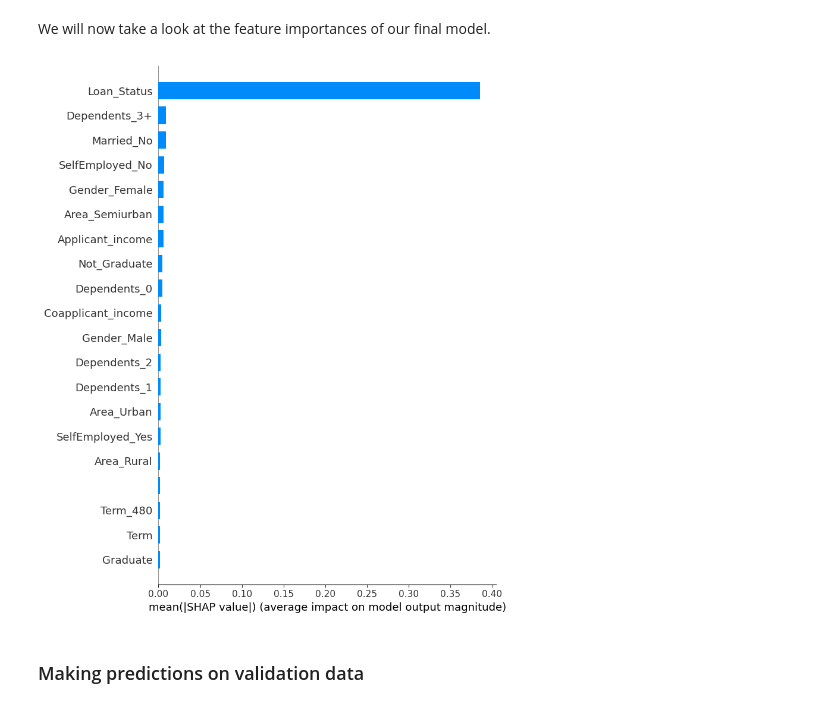
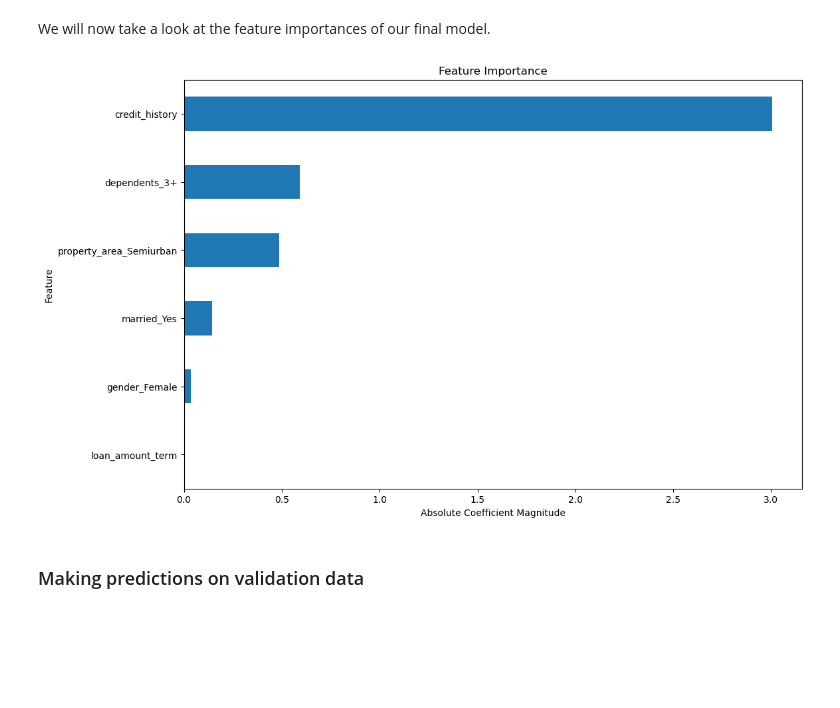
Before and after one commit to MichaelPautz28/Machine-Learning-382-IT-Course, a Jupyter notebook: modeling.ipynb, the cells around one changed output. Cells and saved outputs as stored; diff of their text form; code cells hidden in the pictures; blank space fills up the shorter version.

Commit message:
Look at this graph

```diff
--- a/modeling.ipynb
+++ b/modeling.ipynb
@@ -778,23 +778,29 @@ joblib.dump(model_2, './artifacts/final_model.pkl')
 ### Feature Importance
 # %% [markdown]
 We will now take a look at the feature importances of our final model.
-# %%
-import shap
-
-# Explain the model's predictions using SHAP
-explainer = shap.Explainer(model_2, X_train_scaled_2)
-shap_values = explainer.shap_values(X_val_scaled_2)
-
-feature_list = ['Gender_Male','Gender_Female','Married_No','Married_Yes','Dependents_0','Dependents_1','Dependents_2','Dependents_3+','Graduate','Not_Graduate','SelfEmployed_No','SelfEmployed_Yes','Applicant_income','Coapplicant_income','Term','Term_120','Term_240','Term_180','Term_60','Term_300','Term_480','Term_36','Term_84','Term_12','Area_Urban','Area_Rural','Area_Semiurban','Loan_Status','']
-
-# Plot SHAP values
-shap.summary_plot(shap_values, X_val_scaled_2, plot_type="bar", feature_names=feature_list)
-
-# Write to relevant csv file
-shap_df = pd.DataFrame(data=shap_values,columns=feature_list)
-shap_df.to_csv('./artifacts/feature_importance')
-# %% [output]
-[figure, removed]
+# %%
+feat_model = joblib.load('./artifacts/model_1.pkl')
+
+# Get coefficients of features
+coefficients = feat_model.named_steps.logisticregression.coef_[0]
+
+# Get feature names
+features = feat_model.named_steps["onehotencoder"].get_feature_names()
+
+# Create a Series of features
+feat_imp = pd.Series(data=coefficients, index=features)
+
+plot_feat_imp = feat_imp.sort_values(ascending=True).tail(6)
+plot_feat_imp.plot(kind="barh", figsize=(12,8))
+plt.title("Feature Importance")
+plt.xlabel("Absolute Coefficient Magnitude")
+plt.ylabel("Feature")
+plt.show()
+
+# Saving importance values
+feat_imp.to_csv('./artifacts/feature_importance.csv')
+# %% [output]
+[figure, added]
 # %% [markdown]
 ### Making predictions on validation data
 # %%
```
Also changed, not shown: parts of 5 cells of this notebook, 6 other files.
